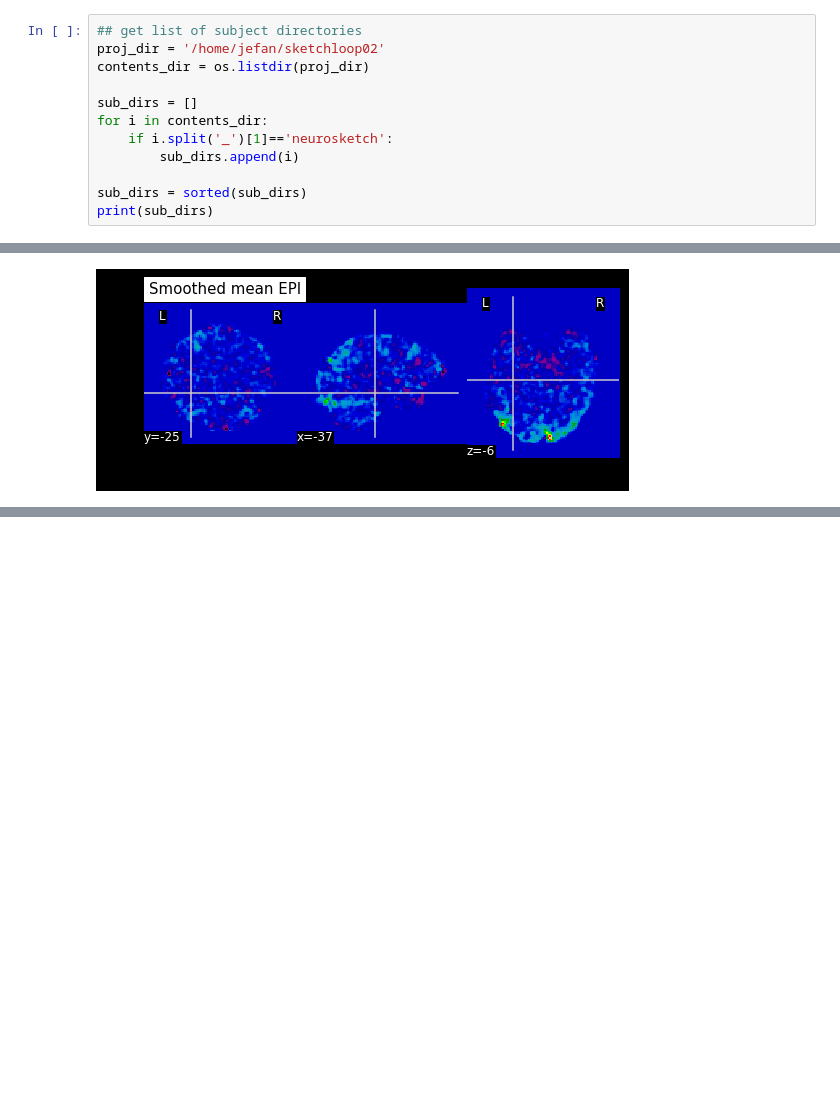
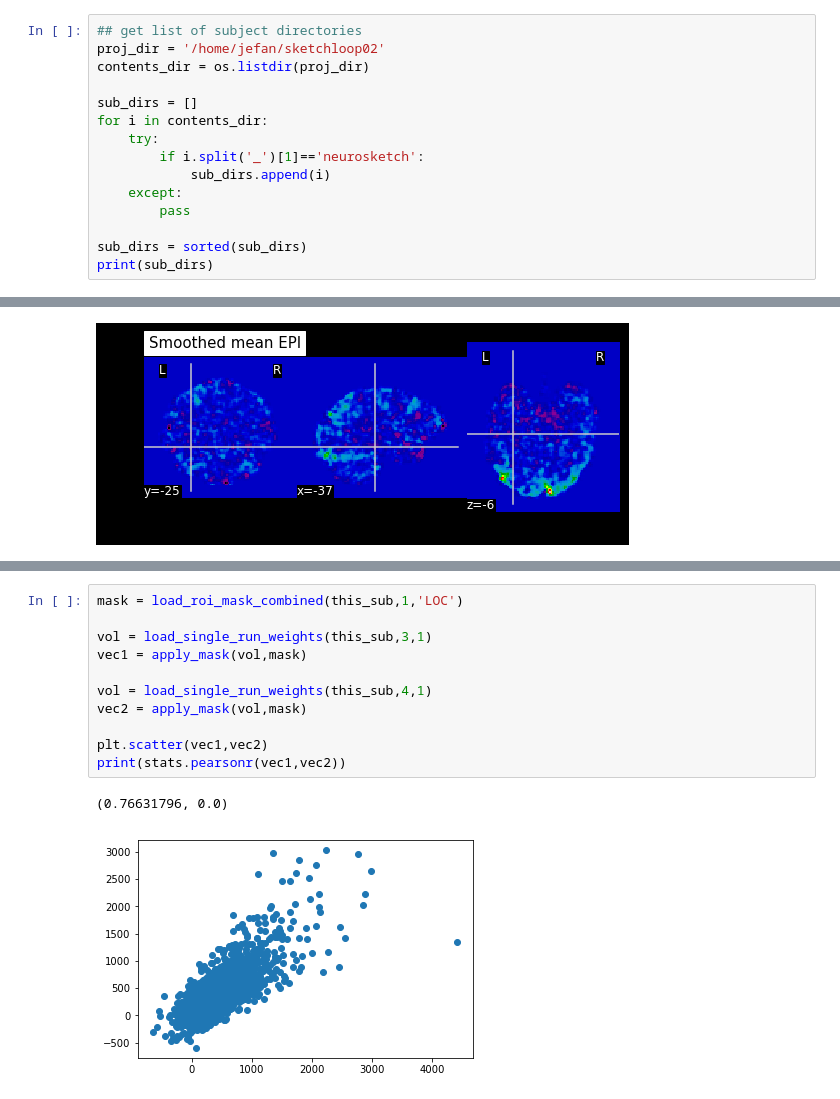
Before and after one commit to judithfan/neurosketch, a Jupyter notebook: neurosketch_prepostRSA.ipynb, the cells around one changed output, grey strips where cells are left out. Drawn from its saved outputs; the diff is of its cells as text; blank space fills up the shorter version.

```diff
--- a/neurosketch_prepostRSA.ipynb
+++ b/neurosketch_prepostRSA.ipynb
@@ -29,8 +36,11 @@ contents_dir = os.listdir(proj_dir)
 
 sub_dirs = []
 for i in contents_dir:
-    if i.split('_')[1]=='neurosketch':
-        sub_dirs.append(i)
+    try:
+        if i.split('_')[1]=='neurosketch':
+            sub_dirs.append(i)
+    except:
+        pass
 
 sub_dirs = sorted(sub_dirs)
 print(sub_dirs)
@@ -175,0 +222,14 @@ def average_across_reps(ds):
+# %%
+mask = load_roi_mask_combined(this_sub,1,'LOC')
+
+vol = load_single_run_weights(this_sub,3,1)
+vec1 = apply_mask(vol,mask)
+
+vol = load_single_run_weights(this_sub,4,1)
+vec2 = apply_mask(vol,mask)
+
+plt.scatter(vec1,vec2)
+print(stats.pearsonr(vec1,vec2))
+# %% [output]
+(0.76631796, 0.0)
+[figure, added]
```
Also changed, not shown: parts of 13 cells of this notebook.
